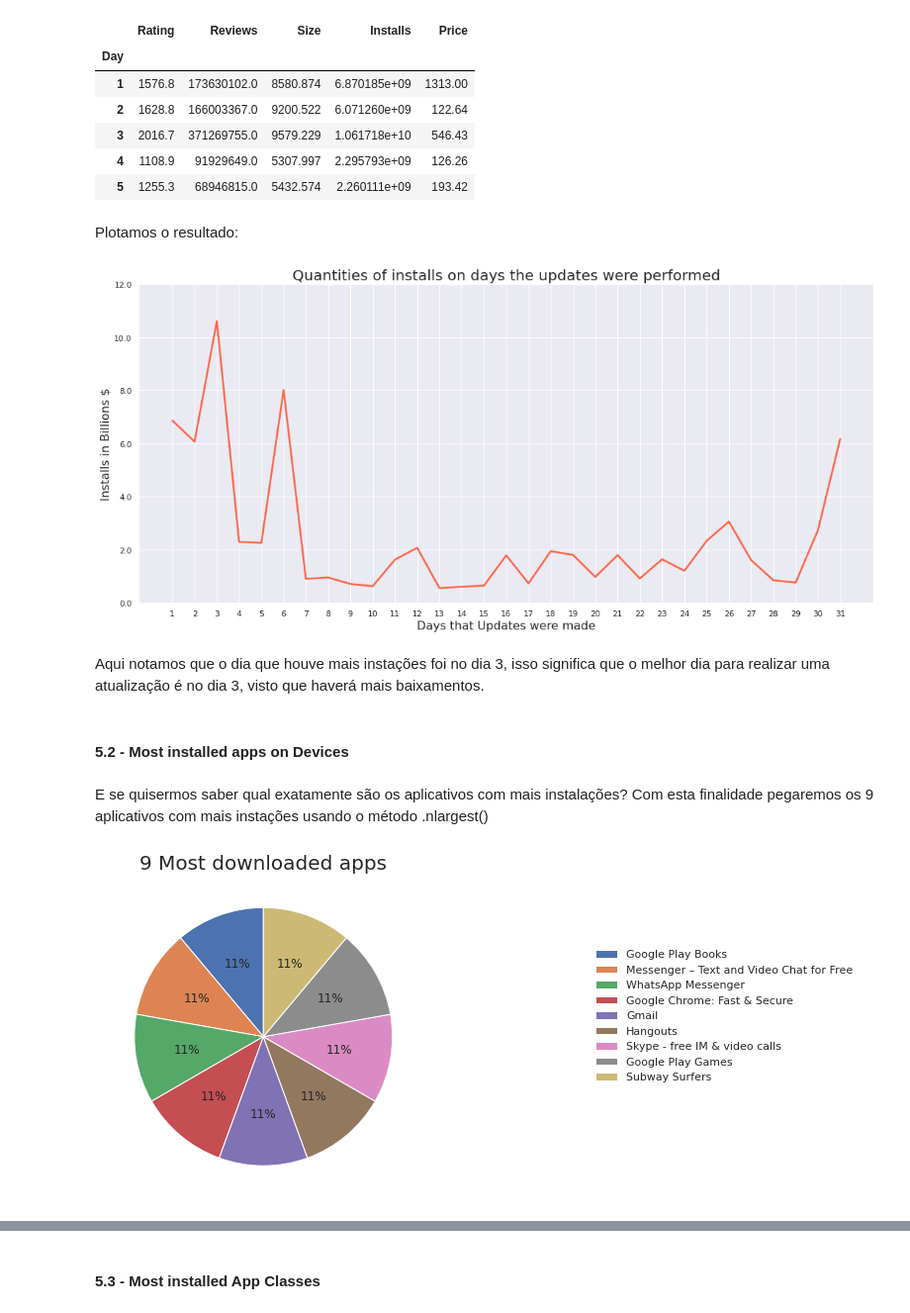
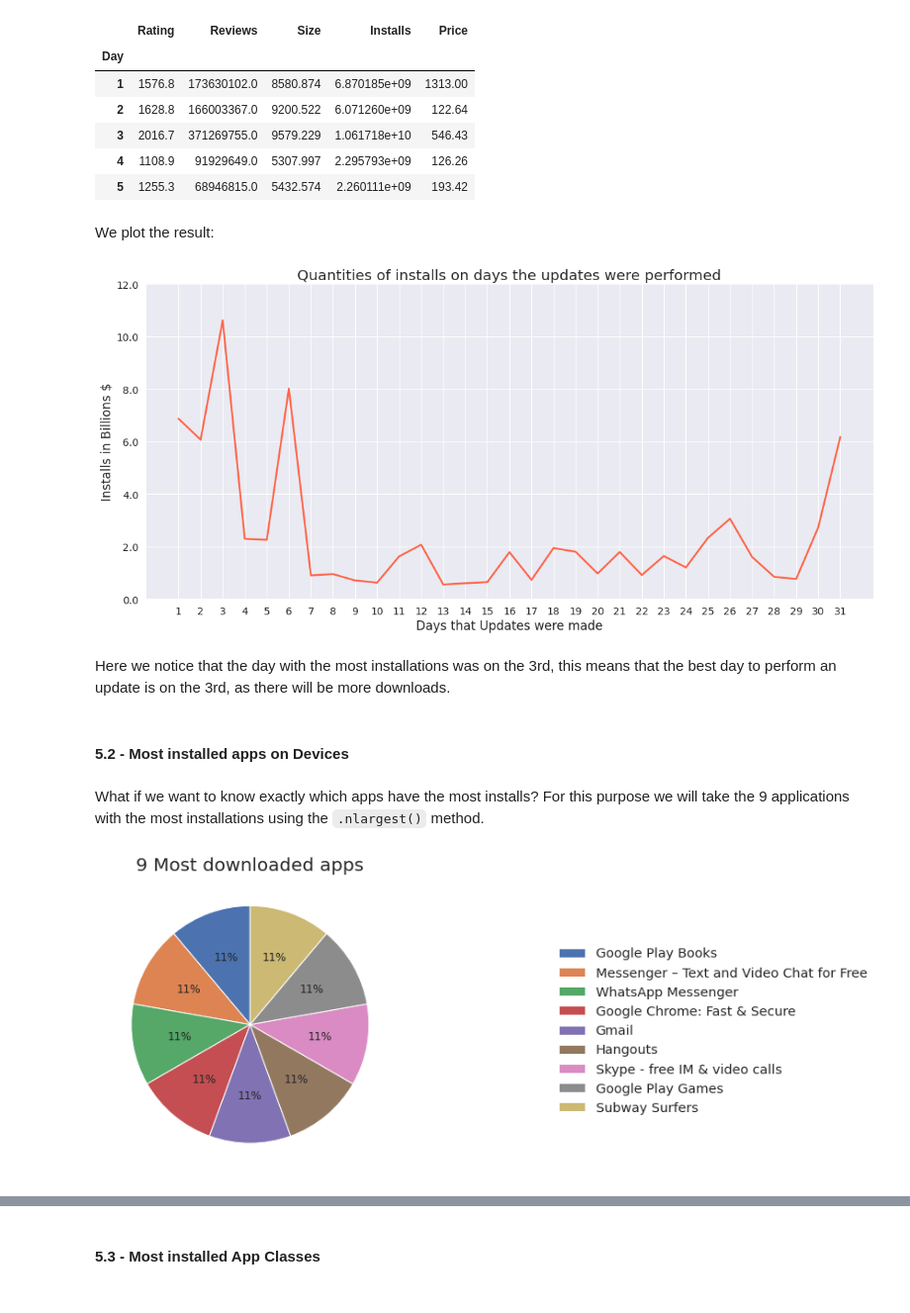
Before and after one commit to M-MSilva/Analyzing-User-Satisfaction-in-Applications---end_to_end_project, a Jupyter notebook: jupyterNotebook/Analyzing_User_Satisfaction_in_ApplicationsNotebook.ipynb, the cells around one changed output, grey strips where cells are left out. Shown at 99% size. Saved outputs shown, nothing was run; the diff lists cells and outputs as text; code cells hidden in the pictures.

Commit message:
Update using Colaboratory

```diff
--- a/jupyterNotebook/Analyzing_User_Satisfaction_in_ApplicationsNotebook.ipynb
+++ b/jupyterNotebook/Analyzing_User_Satisfaction_in_ApplicationsNotebook.ipynb
@@ -46,11 +46,11 @@ Primeiramente definimos o ambiente em que deixaremos nossos dados, cuja pasta se
 # %%
-#pegamos o url do download e selecionamos onde queremos que nossos dados estejam
+#we take the download url and select where we want our data to touch
 DOWNLOAD = 'https://github.com/M-MSilva/Analyzing-User-Satisfaction-in-Applications---end_to_end_project/blob/main/DataForGoogleApps/GoogleAppsData.zip?raw=true'
-DATA_PATH = os.path.join("Sentimental_Analysis", "GoogleData")
-LocalData = "Sentimental_Analysis/GoogleData/GoogleAppsData.zip"
+DATA_PATH = os.path.join("Sentiment_Analysis", "GoogleData")
+LocalData = "Sentiment_Analysis/GoogleData/GoogleAppsData.zip"
 DATA_URL = DOWNLOAD + LocalData
 
-#Extraímos todos os dados zipados e colocamos na pasta /Sentimental_Analysis/GoogleData/
+#We extract all the zipped data and put it in the /Sentiment_Analysis/GoogleData/ folder
 def getting_data_from_google(data_url=DATA_URL, data_path=DATA_PATH):
     if not os.path.isdir(data_path):
         os.makedirs(data_path)
@@ -60,10 +60,10 @@ def getting_data_from_google(data_url=DATA_URL, data_path=DATA_PATH):
     archive.extractall(path=data_path)
     archive.close()
 
-#chamamos a função
+#we call the function
 getting_data_from_google()
 
-#pegamos os arquivos csv e os transformamos em dataframes
+#we take the csv files and turn them into dataframes
 csv_path_googleplaystore = os.path.join(DATA_PATH, "googleplaystore.csv")
 csv_path_userApps = os.path.join(DATA_PATH, "googleplaystore_user_reviews.csv")
 
@@ -389,42 +387,47 @@ results.head()
 | 3 | 2016.7 | 371269755.0 | 9579.229 | 1.061718e+10 | 546.43 |
 | 4 | 1108.9 | 91929649.0 | 5307.997 | 2.295793e+09 | 126.26 |
 | 5 | 1255.3 | 68946815.0 | 5432.574 | 2.260111e+09 | 193.42 |
-# %% [markdown]
-Plotamos o resultado:
+# %% [markdown]
+We plot the result:
 # %%
 day = range(1,32)
 
-#plotamos
-fig=plt.figure(figsize=(18,8))
+
+fig, ax= plt.subplots(figsize=(18, 8))
 plt.plot(day,results['Installs'],lw=2.5,color='tomato')
 labels,location = plt.yticks()
 plt.yticks(labels,(labels/1e9))
 plt.xticks(day)
-plt.ylabel('Installs in Billions $',fontsize=16)
-plt.xlabel('Days that Updates were made',fontsize=16)
+plt.ylabel('Installs in Billions $',fontsize=17)
+plt.xlabel('Days that Updates were made',fontsize=17)
 plt.title('Quantities of installs on days the updates were performed',fontsize=20)
+
+# change the fontsize
+ax.tick_params(axis='both', which='minor', labelsize=8)
+ax.tick_params(axis='both', which='major', labelsize=14)
+
 plt.show()
 # %% [output]
-[figure, old version]
+[figure, new version]
-# %% [markdown]
-Aqui notamos que o dia que houve mais instações foi no dia 3, isso significa que o melhor dia para realizar uma atualização é no dia 3, visto que haverá mais baixamentos.
+# %% [markdown]
+Here we notice that the day with the most installations was on the 3rd, this means that the best day to perform an update is on the 3rd, as there will be more downloads.
 # %% [markdown]
 #### 5.2 - Most installed apps on Devices
-# %% [markdown]
-E se quisermos saber qual exatamente são os aplicativos com mais instalações? Com esta finalidade pegaremos os 9 aplicativos com mais instações usando o método .nlargest()
+# %% [markdown]
+What if we want to know exactly which apps have the most installs? For this purpose we will take the 9 applications with the most installations using the `.nlargest()` method.
 # %%
 anotherCopy = googleplaystore.copy()
 
 anotherCopy = anotherCopy[anotherCopy['Installs'].notna()]
 
 anotherCopy = anotherCopy.nlargest(9, columns=['Installs'])
 
-#plotamos
+
 fig = plt.figure(figsize =(10, 6))
 plt.pie(anotherCopy['Installs'],
         shadow=False, startangle=90,autopct='%1.0f%%')
 plt.title('9 Most downloaded apps',fontsize = 20)
-plt.legend(frameon=False, bbox_to_anchor=(1.5,0.8),labels=anotherCopy['App'])
+plt.legend(frameon=False, bbox_to_anchor=(1.5,0.8),labels=anotherCopy['App'],fontsize='large')
 plt.show()
 # %% [output]
-[figure, old version]
+[figure, new version]
```
Also changed, not shown: parts of 271 cells of this notebook.
